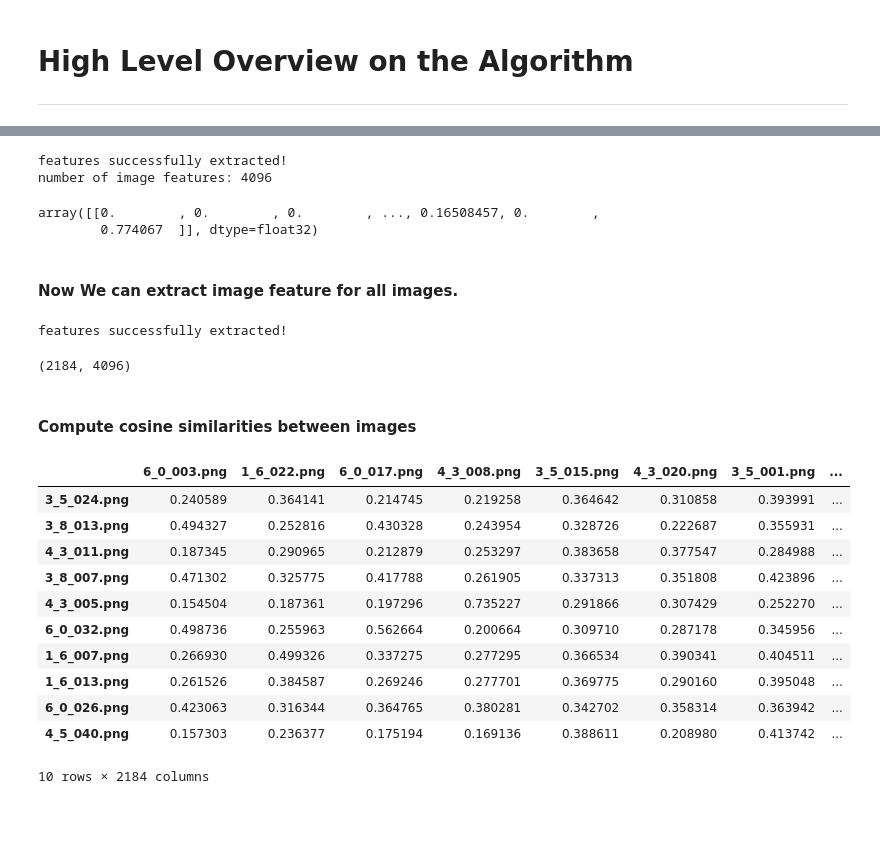
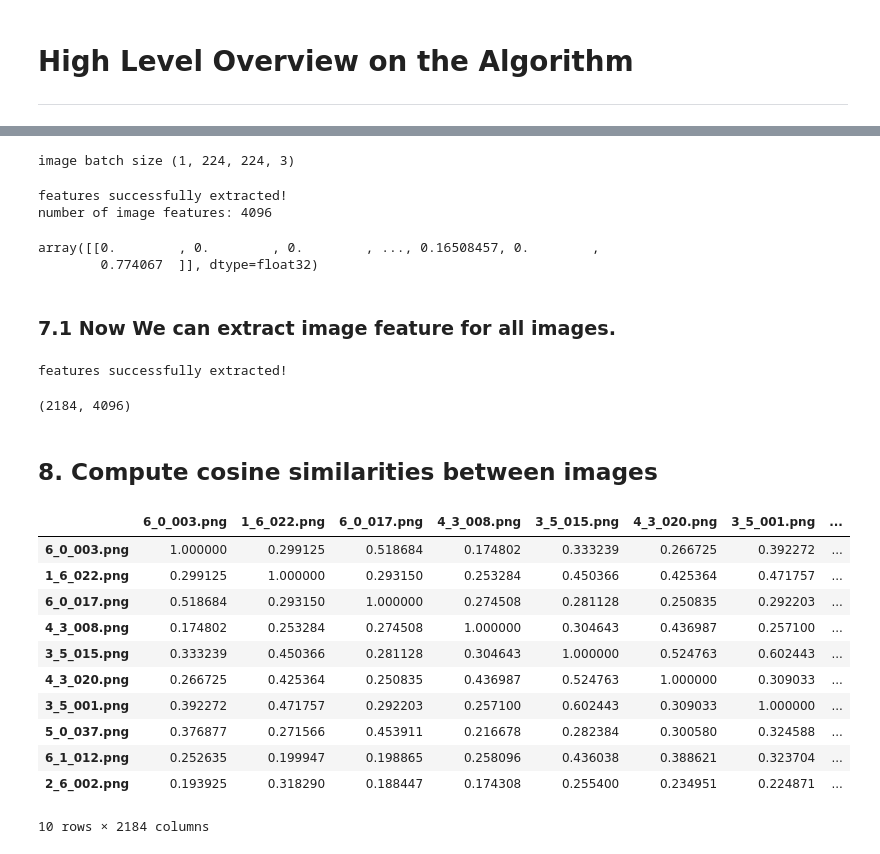
Before and after one commit to Sukhrobjon/recommender-system-based-on-pictures, a Jupyter notebook: recommend_similar_products.ipynb, the cells around one changed output, grey strips where cells are left out. Drawn from its saved outputs; the diff is of its cells as text; code cells hidden in the pictures; blank space fills up the shorter version.

```diff
--- a/recommend_similar_products.ipynb
+++ b/recommend_similar_products.ipynb
@@ -140,0 +189,3 @@ image batch size (1, 224, 224, 3)
+# %%
+image_id = 33
+display_image(root_dir, all_image_ids[image_id])
@@ -141,3 +199,18 @@ image batch size (1, 224, 224, 3)
+# %%
+# convert an image to numpy array
+numpy_image = img_to_array(original)
+
+# convert the image / images into batch format
+# expand_dims will add an extra dimension to the data at a particular axis
+# we want the input matrix to the network to be of the form (batchsize, height, width, channels)
+# thus we add the extra dimension to the axis 0.
+image_batch = np.expand_dims(numpy_image, axis=0)
+print('image batch size', image_batch.shape)
+
+# prepare the image for the VGG model
+processed_image = preprocess_input(image_batch.copy())
+# %% [output]
+image batch size (1, 224, 224, 3)
 # %%
 # get the extracted features
 img_features = feature_extractor.predict(processed_image)
@@ -151,7 +224,7 @@ number of image features: 4096
 array([[0.        , 0.        , 0.        , ..., 0.16508457, 0.        ,
         0.774067  ]], dtype=float32)
 # %% [markdown]
-#### Now We can extract image feature for all images.
+### 7.1 Now We can extract image feature for all images.
 # %%
 def process_image_for_feature_extraction(filepath, all_image_ids):
     """
@@ -159,6 +232,9 @@ def process_image_for_feature_extraction(filepath, all_image_ids):
 
         Args:
             image_path: path to image
+
+        Returns:
+            processed_imgs(list): list of procesed numpy array ready to pass to VGG
     """
 
     # load all the images and prepare them for feeding into the CNN
@@ -173,6 +249,7 @@ def process_image_for_feature_extraction(filepath, all_image_ids):
 
         imported_images.append(image_batch)
 
+    # stack up the vertically
     images = np.vstack(imported_images)
 
     processed_imgs = preprocess_input(images.copy())
@@ -190,7 +267,7 @@ all_image_features.shape
 features successfully extracted!
 (2184, 4096)
 # %% [markdown]
-#### Compute cosine similarities between images
+## 8. Compute cosine similarities between images
 # %%
 def create_cosine_similarity_table(image_features, image_ids):
     # print(len(all_image_ids))
@@ -207,17 +284,17 @@ def create_cosine_similarity_table(image_features, image_ids):
 # %%
 cos_sim_df = create_cosine_similarity_table(all_image_features, all_image_ids)
 # %%
-cos_sim_df.tail(10)
+cos_sim_df.head(10)
 # %% [output]
 |  | 6_0_003.png | 1_6_022.png | 6_0_017.png | 4_3_008.png | 3_5_015.png | 4_3_020.png | 3_5_001.png | ... |
-| 3_5_024.png | 0.240589 | 0.364141 | 0.214745 | 0.219258 | 0.364642 | 0.310858 | 0.393991 | ... |
-| 3_8_013.png | 0.494327 | 0.252816 | 0.430328 | 0.243954 | 0.328726 | 0.222687 | 0.355931 | ... |
-| 4_3_011.png | 0.187345 | 0.290965 | 0.212879 | 0.253297 | 0.383658 | 0.377547 | 0.284988 | ... |
-| 3_8_007.png | 0.471302 | 0.325775 | 0.417788 | 0.261905 | 0.337313 | 0.351808 | 0.423896 | ... |
-| 4_3_005.png | 0.154504 | 0.187361 | 0.197296 | 0.735227 | 0.291866 | 0.307429 | 0.252270 | ... |
-| 6_0_032.png | 0.498736 | 0.255963 | 0.562664 | 0.200664 | 0.309710 | 0.287178 | 0.345956 | ... |
-| 1_6_007.png | 0.266930 | 0.499326 | 0.337275 | 0.277295 | 0.366534 | 0.390341 | 0.404511 | ... |
-| 1_6_013.png | 0.261526 | 0.384587 | 0.269246 | 0.277701 | 0.369775 | 0.290160 | 0.395048 | ... |
-| 6_0_026.png | 0.423063 | 0.316344 | 0.364765 | 0.380281 | 0.342702 | 0.358314 | 0.363942 | ... |
-| 4_5_040.png | 0.157303 | 0.236377 | 0.175194 | 0.169136 | 0.388611 | 0.208980 | 0.413742 | ... |
+| 6_0_003.png | 1.000000 | 0.299125 | 0.518684 | 0.174802 | 0.333239 | 0.266725 | 0.392272 | ... |
+| 1_6_022.png | 0.299125 | 1.000000 | 0.293150 | 0.253284 | 0.450366 | 0.425364 | 0.471757 | ... |
+| 6_0_017.png | 0.518684 | 0.293150 | 1.000000 | 0.274508 | 0.281128 | 0.250835 | 0.292203 | ... |
+| 4_3_008.png | 0.174802 | 0.253284 | 0.274508 | 1.000000 | 0.304643 | 0.436987 | 0.257100 | ... |
+| 3_5_015.png | 0.333239 | 0.450366 | 0.281128 | 0.304643 | 1.000000 | 0.524763 | 0.602443 | ... |
+| 4_3_020.png | 0.266725 | 0.425364 | 0.250835 | 0.436987 | 0.524763 | 1.000000 | 0.309033 | ... |
+| 3_5_001.png | 0.392272 | 0.471757 | 0.292203 | 0.257100 | 0.602443 | 0.309033 | 1.000000 | ... |
+| 5_0_037.png | 0.376877 | 0.271566 | 0.453911 | 0.216678 | 0.282384 | 0.300580 | 0.324588 | ... |
+| 6_1_012.png | 0.252635 | 0.199947 | 0.198865 | 0.258096 | 0.436038 | 0.388621 | 0.323704 | ... |
+| 2_6_002.png | 0.193925 | 0.318290 | 0.188447 | 0.174308 | 0.255400 | 0.234951 | 0.224871 | ... |
 10 rows × 2184 columns
```
Also changed, not shown: parts of 47 cells of this notebook, 1 other file.
